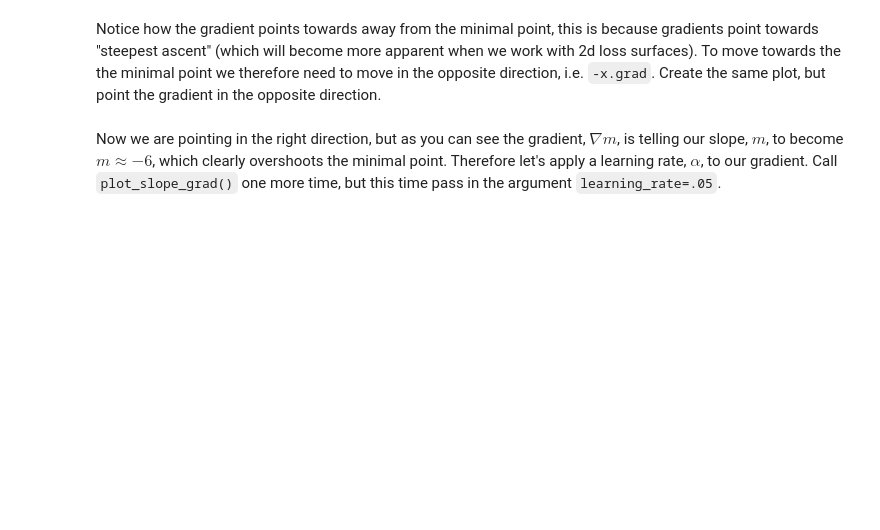
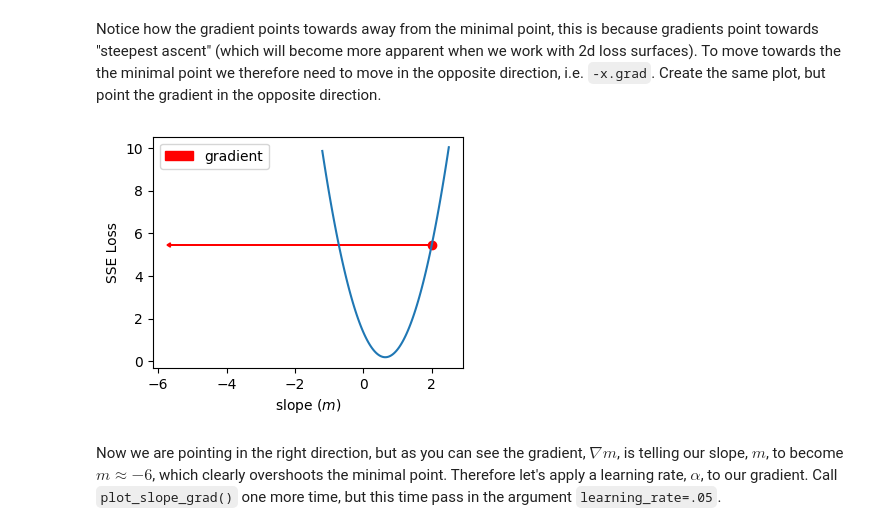
Before and after one commit to nriceusa/byu-cs474, a Jupyter notebook: lab1_pytorch_intro.ipynb, the cells around one changed output. Cells and saved outputs as stored; diff of their text form; code cells hidden in the pictures; blank space fills up the shorter version.

```diff
--- a/lab1_pytorch_intro.ipynb
+++ b/lab1_pytorch_intro.ipynb
@@ -1152,6 +1197,10 @@ plot_slope_grad(m, m.grad)
 Notice how the gradient points towards away from the minimal point, this is because gradients point towards "steepest ascent" (which will become more apparent when we work with 2d loss surfaces).
 To move towards the the minimal point we therefore need to move in the opposite direction, i.e. `-x.grad`.
 Create the same plot, but point the gradient in the opposite direction.
+# %%
+plot_slope_grad(m, -m.grad)
+# %% [output]
+[figure, added]
 # %% [markdown]
 Now we are pointing in the right direction, but as you can see the gradient, $\nabla m$, is telling our slope, $m$, to become $m \approx -6$, which clearly overshoots the minimal point.
 Therefore let's apply a learning rate, $\alpha$, to our gradient.
```
Also changed, not shown: parts of 29 cells of this notebook.
